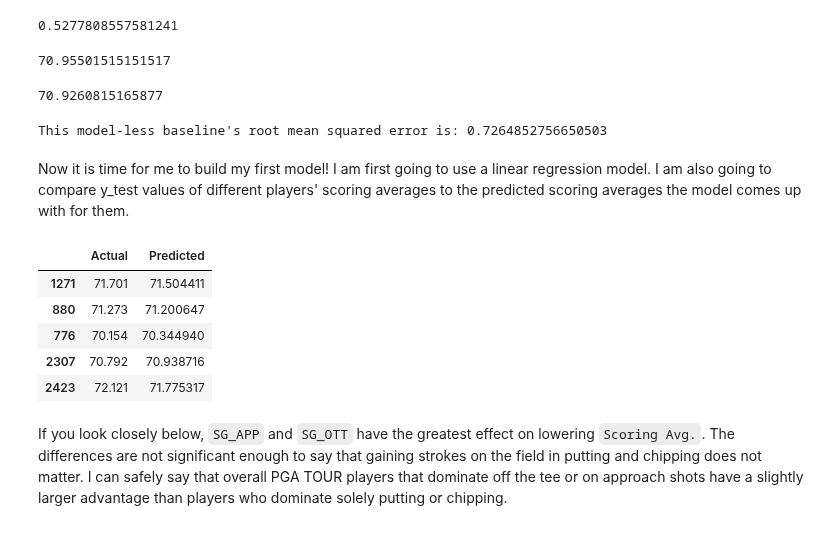
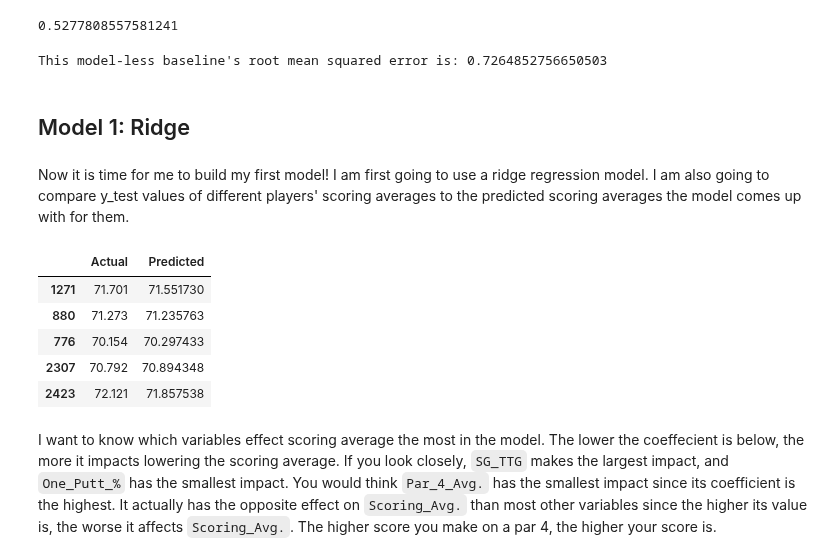
Before and after one commit to johndaniels2/PGA-TOUR-Project, a Jupyter notebook: Project Notebook.ipynb, the cells around one changed output. Cells and saved outputs as stored; diff of their text form; code cells hidden in the pictures.

```diff
--- a/Project Notebook.ipynb
+++ b/Project Notebook.ipynb
@@ -171,6 +207,6 @@ Before I build my first model, I want to see how well I can predict score withou
 # %%
-# Features are the predictors or independent variables
-scoring_features = df[['SG_PUTT', 'SG_ATG', 'SG_APP', 'SG_OTT']]
+# All Scoring Statistics
+scoring_features = df[dist_cols]
 
 # The outcome is the result or the dependent variables
 scoring_outcome = df['Scoring_Avg.']
@@ -182,0 +223,5 @@ X_train, X_test, y_train, y_test = train_test_split(scoring_features,
+# %%
+transformer = StandardScaler()
+preprocessor = ColumnTransformer([
+    ('cols', transformer, dist_cols)
+])
@@ -188,41 +237,39 @@ baseline_test_preds = [y_train.mean()] * len(y_test)
 mean_squared_error(y_test, baseline_test_preds)
 # %% [output]
 0.5277808557581241
-# %%
-# Calculating the y_test mean
-y_test.mean()
-# %% [output]
-70.95501515151517
-# %%
-# Calculating the baseline test predictions mean
-np.mean(baseline_test_preds)
-# %% [output]
-70.9260815165877
 # %%
 # Calculating the root mean squared error of the model-less baseline
 print("This model-less baseline's root mean squared error is:",mean_squared_error(y_test, baseline_test_preds, squared=False))
 # %% [output]
 This model-less baseline's root mean squared error is: 0.7264852756650503
+# %% [markdown]
+## Model 1: Ridge
 # %% [markdown]
-Now it is time for me to build my first model! I am first going to use a linear regression model. I am also going to compare y_test values of different players' scoring averages to the predicted scoring averages the model comes up with for them.
+Now it is time for me to build my first model! I am first going to use a ridge regression model. I am also going to compare y_test values of different players' scoring averages to the predicted scoring averages the model comes up with for them.
 # %%
-# Fitting the training data into a linear regression model
-scoring_regression = LinearRegression().fit(X_train, y_train)
+# Instantiating and fitting a Ridge Regression Model
+ridge = Pipeline(steps=[
+    ('preprocessor', preprocessor),
+    ('ridge', Ridge())
+])
 
-# Creating y_pred
-y_pred = scoring_regression.predict(X_test)
+# Fitting the training data into a ridge model
+scoring_regression_ridge = ridge.fit(X_train[dist_cols], y_train)
+
+# Creating predictions
+y_pred = scoring_regression_ridge.predict(X_test)
 
 # Comparing actual Scoring_Avg. to predicted Scoring_Avg.
 scoring_regression_test = pd.DataFrame({'Actual': y_test, 'Predicted': y_pred})
 scoring_regression_test.head()
 # %% [output]
 |  | Actual | Predicted |
-| 1271 | 71.701 | 71.504411 |
-| 880 | 71.273 | 71.200647 |
-| 776 | 70.154 | 70.344940 |
-| 2307 | 70.792 | 70.938716 |
-| 2423 | 72.121 | 71.775317 |
+| 1271 | 71.701 | 71.551730 |
+| 880 | 71.273 | 71.235763 |
+| 776 | 70.154 | 70.297433 |
+| 2307 | 70.792 | 70.894348 |
+| 2423 | 72.121 | 71.857538 |
-# %% [markdown]
-If you look closely below, `SG_APP` and `SG_OTT` have the greatest effect on lowering `Scoring Avg.`. The differences are not significant enough to say that gaining strokes on the field in putting and chipping does not matter. I can safely say that overall PGA TOUR players that dominate off the tee or on approach shots have a slightly larger advantage than players who dominate solely putting or chipping.
+# %% [markdown]
+I want to know which variables effect scoring average the most in the model. The lower the coeffecient is below, the more it impacts lowering the scoring average. If you look closely, `SG_TTG` makes the largest impact, and `One_Putt_%` has the smallest impact. You would think `Par_4_Avg.` has the smallest impact since its coefficient is the highest. It actually has the opposite effect on `Scoring_Avg.` than most other variables since the higher its value is, the worse it affects `Scoring_Avg.`. The higher score you make on a par 4, the higher your score is.
 # %%
 # The intercept is where the linear model will cross the y-axis (the expected value of y when x is zero)
```
Also changed, not shown: parts of 58 cells of this notebook, 10 other files.
